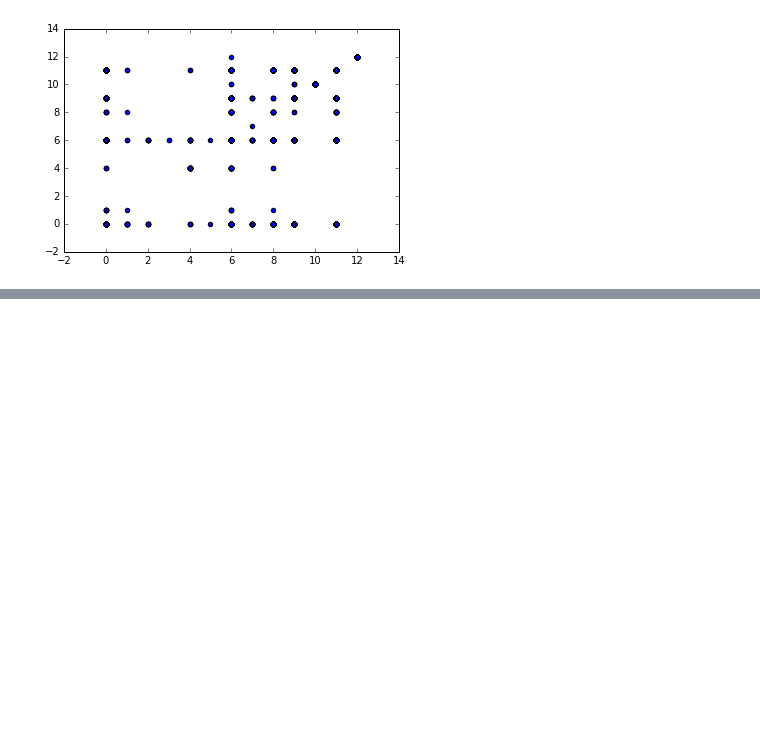
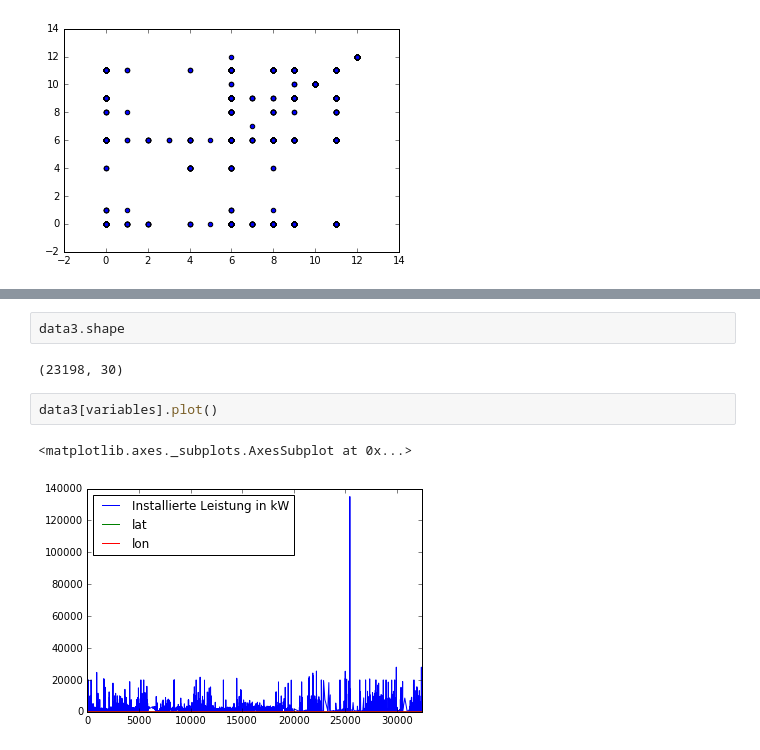
Before and after one commit to cortiana/DemoML, a Jupyter notebook: ml-demo02.ipynb, the cells around one changed output, grey strips where cells are left out. Cells and saved outputs as stored; diff of their text form; blank space fills up the shorter version.

```diff
--- a/ml-demo02.ipynb
+++ b/ml-demo02.ipynb
@@ -286,0 +341,9 @@ Normalized confusion matrix
+# %%
+data3.shape
+# %% [output]
+(23198, 30)
+# %%
+data3[variables].plot()
+# %% [output]
+<matplotlib.axes._subplots.AxesSubplot at 0x...>
+[figure, added]
```
Also changed, not shown: parts of 7 cells of this notebook.
